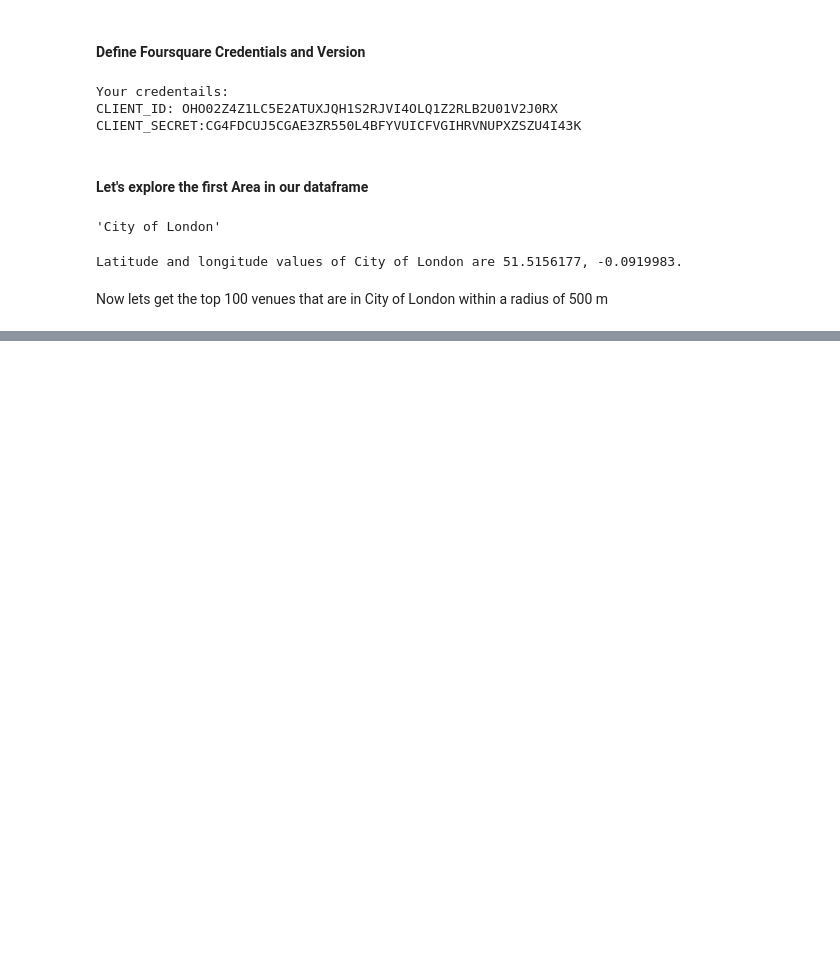
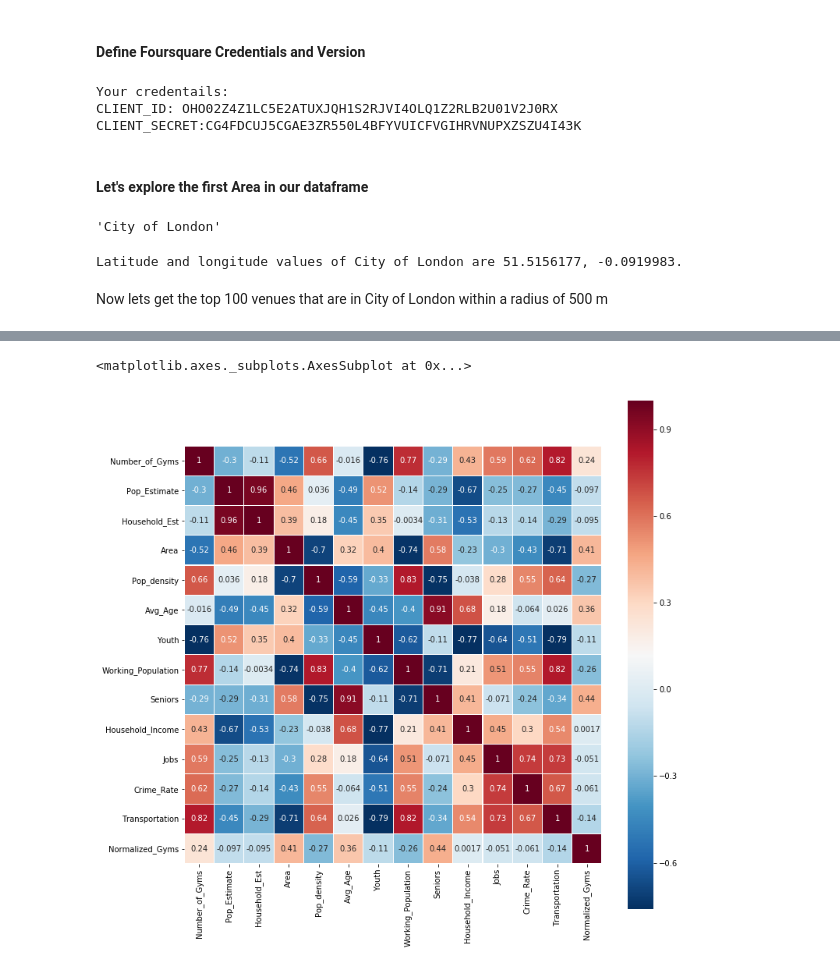
Before and after one commit to singhv007/Coursera_Capstone, a Jupyter notebook: Exploring London.ipynb, the cells around one changed output, grey strips where cells are left out. Saved outputs shown, nothing was run; the diff lists cells and outputs as text; code cells hidden in the pictures; blank space fills up the shorter version.

```diff
--- a/Exploring London.ipynb
+++ b/Exploring London.ipynb
@@ -352,0 +651,19 @@ Name: name, dtype: int64
+# %%
+import seaborn as sns
+# we normalized the number of gyms for the population and the area.
+nLn_d1['Normalized_Gyms'] = nLn_d1['Number_of_Gyms']/nLn_d1['Pop_density']
+
+fig, ax = plt.subplots(figsize=(12,12))
+pearsoncorr = nLn_d1.corr(method = 'pearson')
+sns.heatmap(pearsoncorr,
+          xticklabels = pearsoncorr.columns,
+          yticklabels = pearsoncorr.columns,
+          cmap ="RdBu_r",
+          annot=True,
+          robust = True,
+            square = True,
+          linewidth = 0.1,
+           ax=ax)
+# %% [output]
+<matplotlib.axes._subplots.AxesSubplot at 0x...>
+[figure, added]
```
Also changed, not shown: parts of 67 cells of this notebook.
